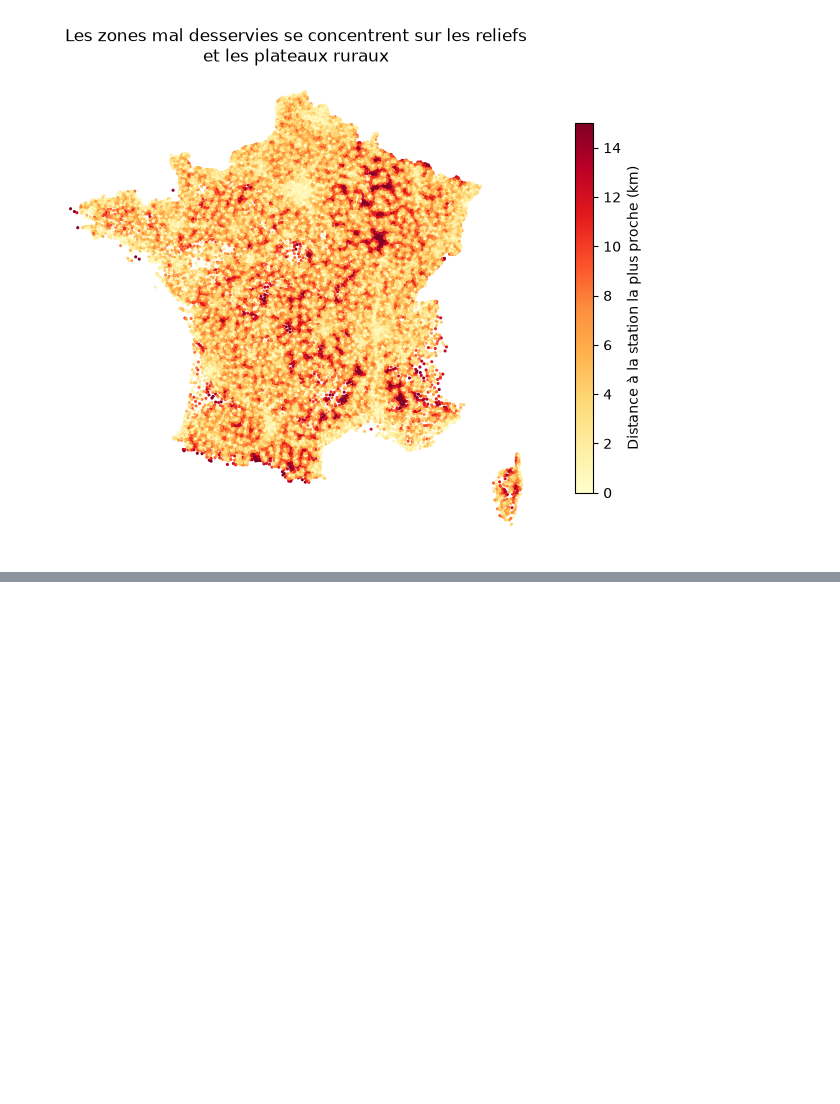
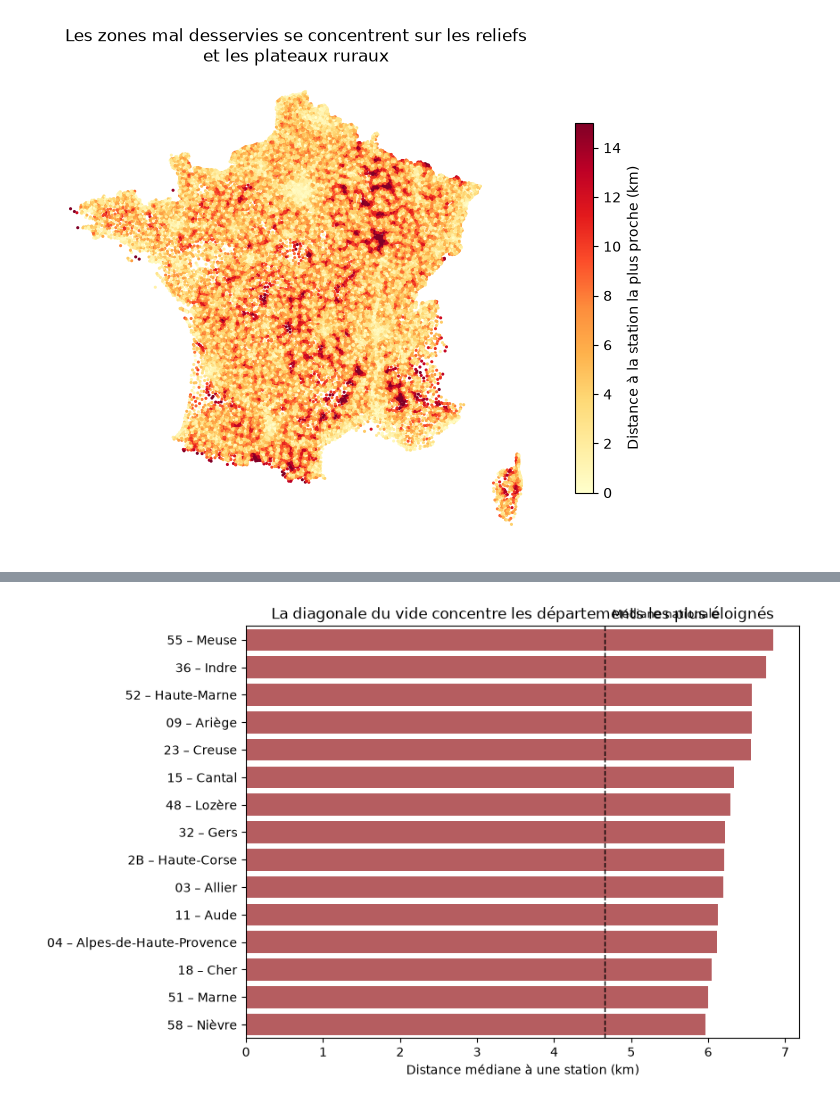
Before and after one commit to aurelienquisefit/deserts-carburant, a Jupyter notebook: rapport.ipynb, the cells around one changed output, grey strips where cells are left out. Cells and saved outputs as stored; diff of their text form; code cells hidden in the pictures; blank space fills up the shorter version.

```diff
--- a/rapport.ipynb
+++ b/rapport.ipynb
@@ -284,0 +336,18 @@ plt.show()
+# %%
+par_departement = (
+    df_communes
+    .groupby("codeDepartement")
+    .agg(
+        distance_mediane=("distance_station_km", "median"),
+        part_desert=("est_desert", "mean"),
+        population=("population", "sum"),
+        nb_communes=("code", "size"),
+    )
+    .sort_values("distance_mediane", ascending=False)
+)
+par_departement["part_desert"] = (100 * par_departement["part_desert"]).round(1)
+
+print("Les 10 départements les plus éloignés :")
+print(par_departement.head(10))
+print("\nLes 5 mieux desservis :")
+print(par_departement.tail(5))
@@ -284,0 +374,17 @@ plt.show()
+# %%
+noms_departements = pd.json_normalize(
+    requests.get("https://geo.api.gouv.fr/departements?fields=code,nom", timeout=60).json()
+).set_index("code")["nom"]
+
+top15 = par_departement.head(15).copy()
+top15["libelle"] = top15.index + " – " + top15.index.map(noms_departements)
+
+fig, ax = plt.subplots(figsize=(8, 6))
+sns.barplot(x=top15["distance_mediane"], y=top15["libelle"], ax=ax, color="#C44E52")
+ax.axvline(df_communes["distance_station_km"].median(), color="black", linestyle="--", linewidth=1)
+ax.text(df_communes["distance_station_km"].median() + 0.1, -0.8, "Médiane nationale", fontsize=9)
+ax.set(xlabel="Distance médiane à une station (km)", ylabel="",
+       title="La diagonale du vide concentre les départements les plus éloignés")
+plt.show()
+# %% [output]
+[figure, added]
```
Also changed, not shown: parts of 8 cells of this notebook.
